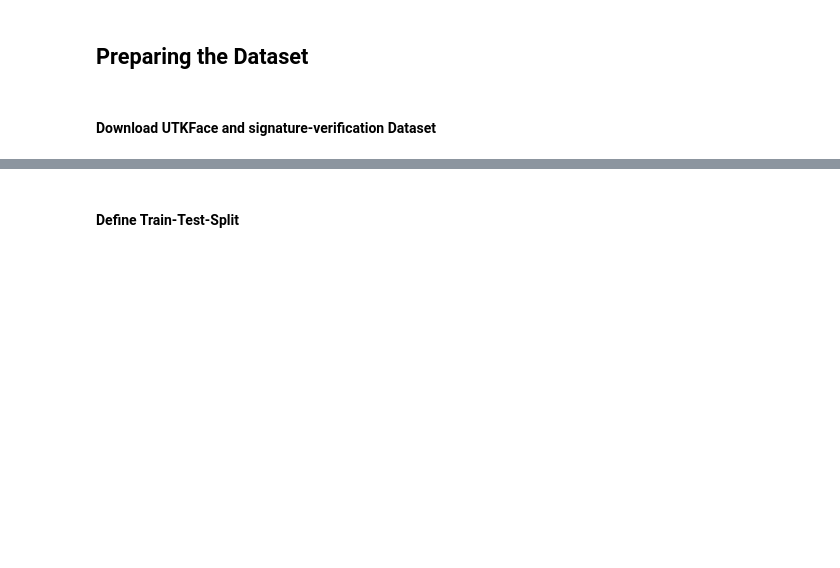
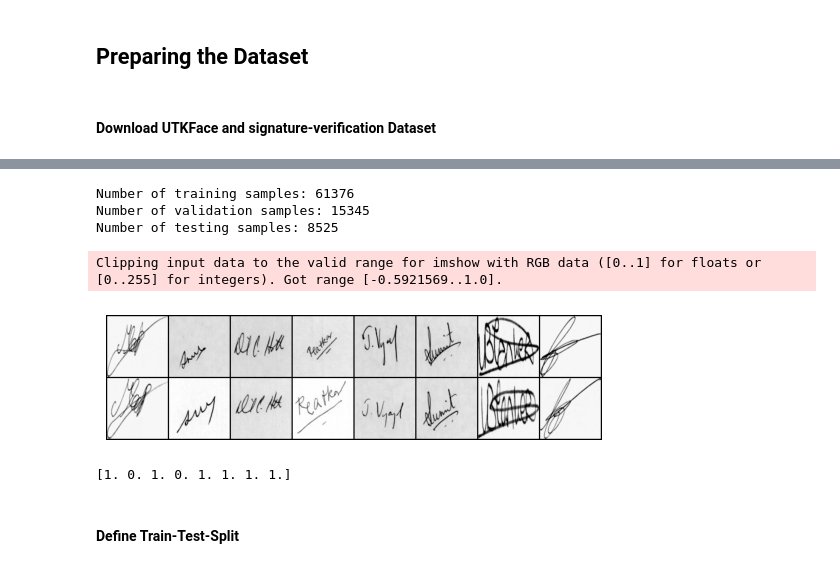
Before and after one commit to Schmiddi3110/DeepVisionProject, a Jupyter notebook: DeepVisionProject.ipynb, the cells around one changed output, grey strips where cells are left out. Saved outputs shown, nothing was run; the diff lists cells and outputs as text; code cells hidden in the pictures; blank space fills up the shorter version.

```diff
--- a/DeepVisionProject.ipynb
+++ b/DeepVisionProject.ipynb
@@ -202,3 +191,56 @@ entrance allowed: [0 0 0 1 0 0 0 0]
+# %%
+from sklearn.model_selection import train_test_split
+# Load the training dataset
+folder_dataset = datasets.ImageFolder(root="./data/faces/training/")
+
+signature_train_csv = "./data/signature/train_data.csv"
+signature_test_csv = "./data/signature/test_data.csv"
+signature_image_dir = "./data/signature/full"
+
+# Resize the images and transform to tensors
+transformation = transforms.Compose([transforms.Resize((100,100)),
+                                     transforms.ToTensor(),
+                                     transforms.Normalize(mean=[0.5],std=[0.5])
+                                    ])
+
+signature_train_df = pd.read_csv(signature_train_csv)
+signature_test_df = pd.read_csv(signature_test_csv)
+train_df, valid_df = train_test_split(signature_train_df, test_size=0.2,random_state = 42)
+
+# Initialize the network
+siamese_dataset = FaceNetworkDataset(imageFolderDataset=folder_dataset, transform=transformation)
+
+signature_train_dataset = SignatureNetworkDataset(df=train_df, root_dir=signature_image_dir, transform=transformation)
+signature_valid_dataset = SignatureNetworkDataset(df=valid_df, root_dir=signature_image_dir, transform=transformation)
+signature_test_dataset = SignatureNetworkDataset(df=signature_test_df, root_dir=signature_image_dir, transform=transformation)
+
+print(f"Number of training samples: {len(signature_train_dataset)}")
+print(f"Number of validation samples: {len(signature_valid_dataset)}")
+print(f"Number of testing samples: {len(signature_test_dataset)}")
+# %% [output]
+Number of training samples: 61376
+Number of validation samples: 15345
+Number of testing samples: 8525
+# %%
+# Create a simple dataloader just for simple visualization
+vis_dataloader = DataLoader(signature_train_dataset,
+                        shuffle=True,
+                        num_workers=2,
+                        batch_size=8)
+
+# Extract one batch
+example_batch = next(iter(vis_dataloader))
+
+# Example batch is a list containing 2x8 images, indexes 0 and 1, an also the label
+# If the label is 1, it means that it is not the same person, label is 0, same person in both images
+concatenated = torch.cat((example_batch[0], example_batch[1]),0)
+
+imshow(torchvision.utils.make_grid(concatenated))
+print(example_batch[2].numpy().reshape(-1))
+# %% [output]
+Clipping input data to the valid range for imshow with RGB data ([0..1] for floats or [0..255] for integers). Got range [-0.5921569..1.0].
+[figure, added]
+[1. 0. 1. 0. 1. 1. 1. 1.]
 # %% [markdown]
 #### Define Train-Test-Split<a class="anchor" id="1c">
 # %% [markdown]
```
Also changed, not shown: parts of 17 cells of this notebook.
